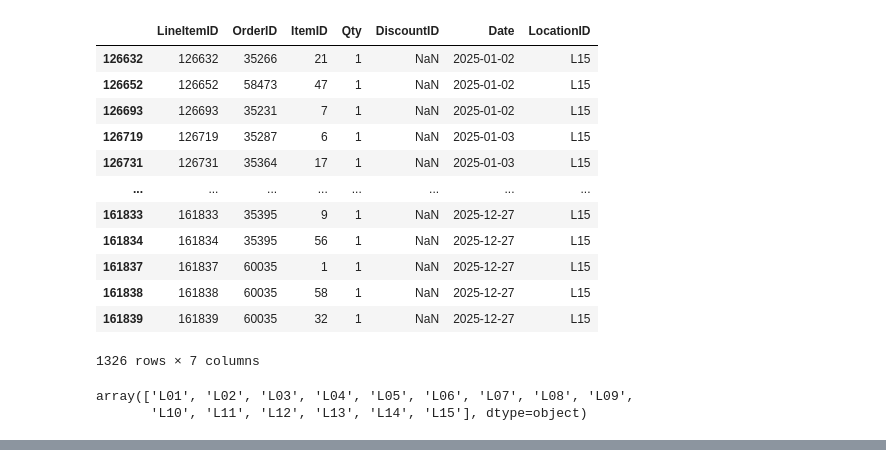
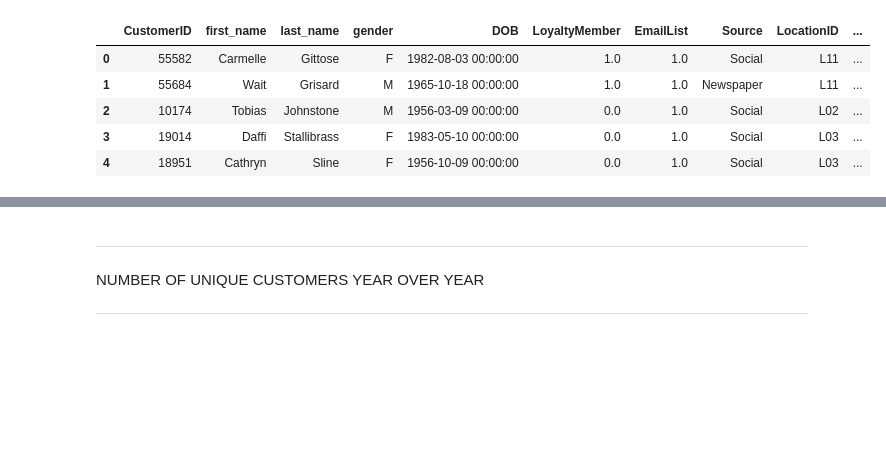
Before and after one commit to diwanashita/ace-bikes-data-transformation, a Jupyter notebook: notebooks/viz.ipynb, the cells around one changed output, grey strips where cells are left out. Saved outputs shown, nothing was run; the diff lists cells and outputs as text; code cells hidden in the pictures; blank space fills up the shorter version.

Commit message:
updated customers and line items

```diff
--- a/notebooks/viz.ipynb
+++ b/notebooks/viz.ipynb
@@ -27,0 +6,5 @@ order.head()
+# %%
+cust = pd.read_excel('../data_full/Customers.xlsx')
+orders = pd.read_excel('../data_full/OrderInfo.xlsx')
+lineitems = pd.read_csv('../data_full/LineItemSales.csv')
+inventory = pd.read_csv('../data_full/Inventory.csv')
@@ -28,11 +15,9 @@ order.head()
 # %%
 customer_order_df = cust.merge(
-    order,
+    orders,
     left_on='id',
     right_on='CustomerID',
     how='right'
 )
 
 customer_order_df = customer_order_df.drop(columns={'CustomerID'}).rename(columns={'id': 'CustomerID'})
-
-customer_order_df
@@ -63,40 +23,0 @@ sales.head()
-# %%
-sales.loc[sales['LocationID'] == 'L15']
-# %% [output]
-|  | LineItemID | OrderID | ItemID | Qty | DiscountID | Date | LocationID |
-| 126632 | 126632 | 35266 | 21 | 1 | NaN | 2025-01-02 | L15 |
-| 126652 | 126652 | 58473 | 47 | 1 | NaN | 2025-01-02 | L15 |
-| 126693 | 126693 | 35231 | 7 | 1 | NaN | 2025-01-02 | L15 |
-| 126719 | 126719 | 35287 | 6 | 1 | NaN | 2025-01-03 | L15 |
-| 126731 | 126731 | 35364 | 17 | 1 | NaN | 2025-01-03 | L15 |
-| ... | ... | ... | ... | ... | ... | ... | ... |
-| 161833 | 161833 | 35395 | 9 | 1 | NaN | 2025-12-27 | L15 |
-| 161834 | 161834 | 35395 | 56 | 1 | NaN | 2025-12-27 | L15 |
-| 161837 | 161837 | 60035 | 1 | 1 | NaN | 2025-12-27 | L15 |
-| 161838 | 161838 | 60035 | 58 | 1 | NaN | 2025-12-27 | L15 |
-| 161839 | 161839 | 60035 | 32 | 1 | NaN | 2025-12-27 | L15 |
-1326 rows × 7 columns
-# %%
-# Make sure Date is datetime
-sales["Date"] = pd.to_datetime(sales["Date"], errors="coerce")
-
-# Aggregate YoY sales (total qty) by Location + Year
-sales_yoy = (
-    sales
-    .assign(Year=sales["Date"].dt.year)
-    .groupby(["Year", "LocationID"], as_index=False)
-    .agg(
-        total_qty=("Qty", "sum"),
-        line_items=("LineItemID", "count"),
-        orders=("OrderID", "nunique"),
-    )
-)
-
-# Did they survive the groupby?
-sales_yoy["LocationID"].unique()
-
-# Specifically inspect the missing ones
-# sales_yoy[sales_yoy["LocationID"].isin(["L12","L13","L14","L15"])].sort_values(["LocationID","Year"])
-# %% [output]
-array(['L01', 'L02', 'L03', 'L04', 'L05', 'L06', 'L07', 'L08', 'L09',
-       'L10', 'L11', 'L12', 'L13', 'L14', 'L15'], dtype=object)
@@ -102,0 +27,9 @@ array(['L01', 'L02', 'L03', 'L04', 'L05', 'L06', 'L07', 'L08', 'L09',
+# %%
+customer_order_df.head()
+# %% [output]
+|  | CustomerID | first_name | last_name | gender | DOB | LoyaltyMember | EmailList | Source | LocationID | ... |
+| 0 | 55582 | Carmelle | Gittose | F | 1982-08-03 00:00:00 | 1.0 | 1.0 | Social | L11 | ... |
+| 1 | 55684 | Wait | Grisard | M | 1965-10-18 00:00:00 | 1.0 | 1.0 | Newspaper | L11 | ... |
+| 2 | 10174 | Tobias | Johnstone | M | 1956-03-09 00:00:00 | 0.0 | 1.0 | Social | L02 | ... |
+| 3 | 19014 | Daffi | Stallibrass | F | 1983-05-10 00:00:00 | 0.0 | 1.0 | Social | L03 | ... |
+| 4 | 18951 | Cathryn | Sline | F | 1956-10-09 00:00:00 | 0.0 | 1.0 | Social | L03 | ... |
@@ -153,4 +107,8 @@ chart = (
 chart
 # %% [output]
 [interactive output not drawn]
+# %% [markdown]
+___
+NUMBER OF UNIQUE CUSTOMERS YEAR OVER YEAR
+___
 # %%
```
Also changed, not shown: parts of 19 cells of this notebook, 21 other files.
